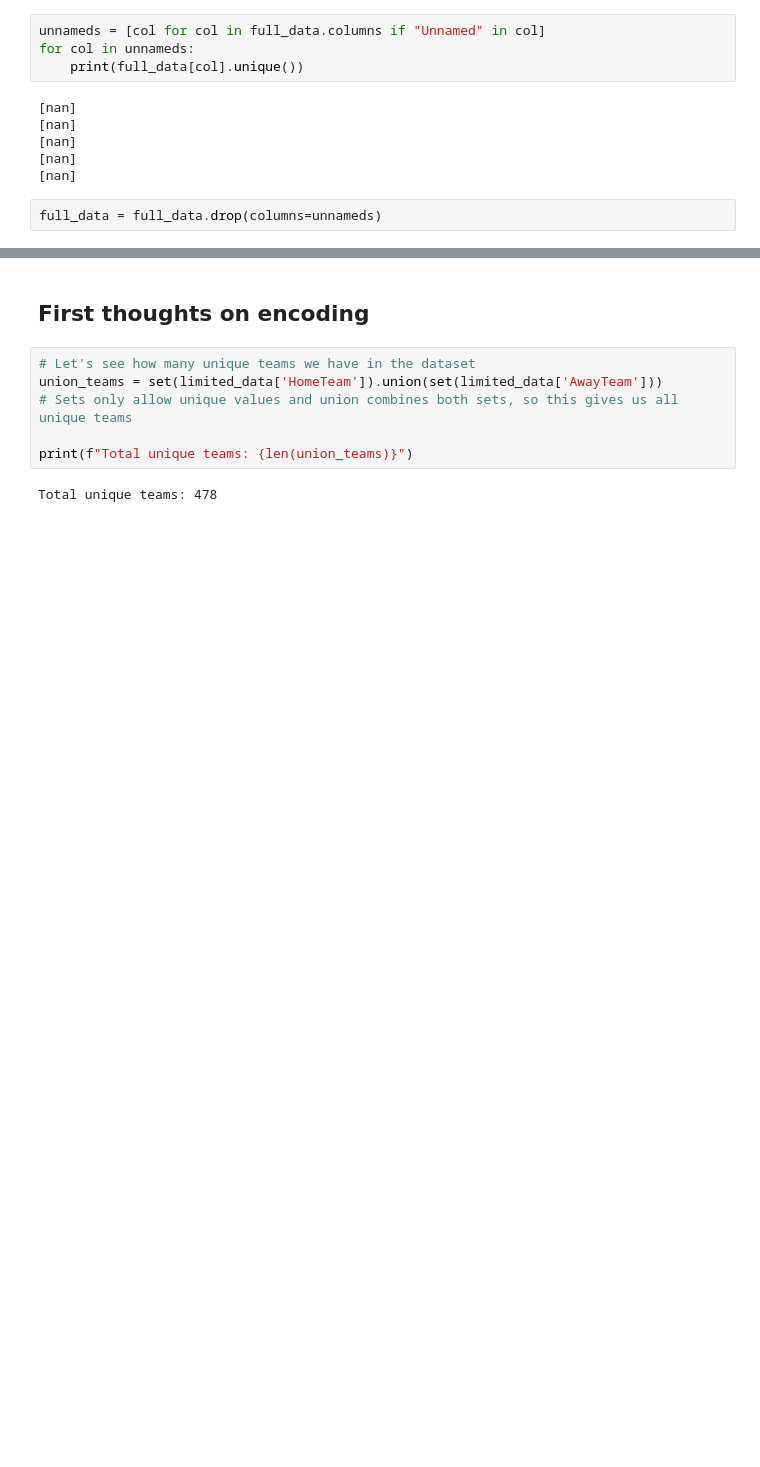
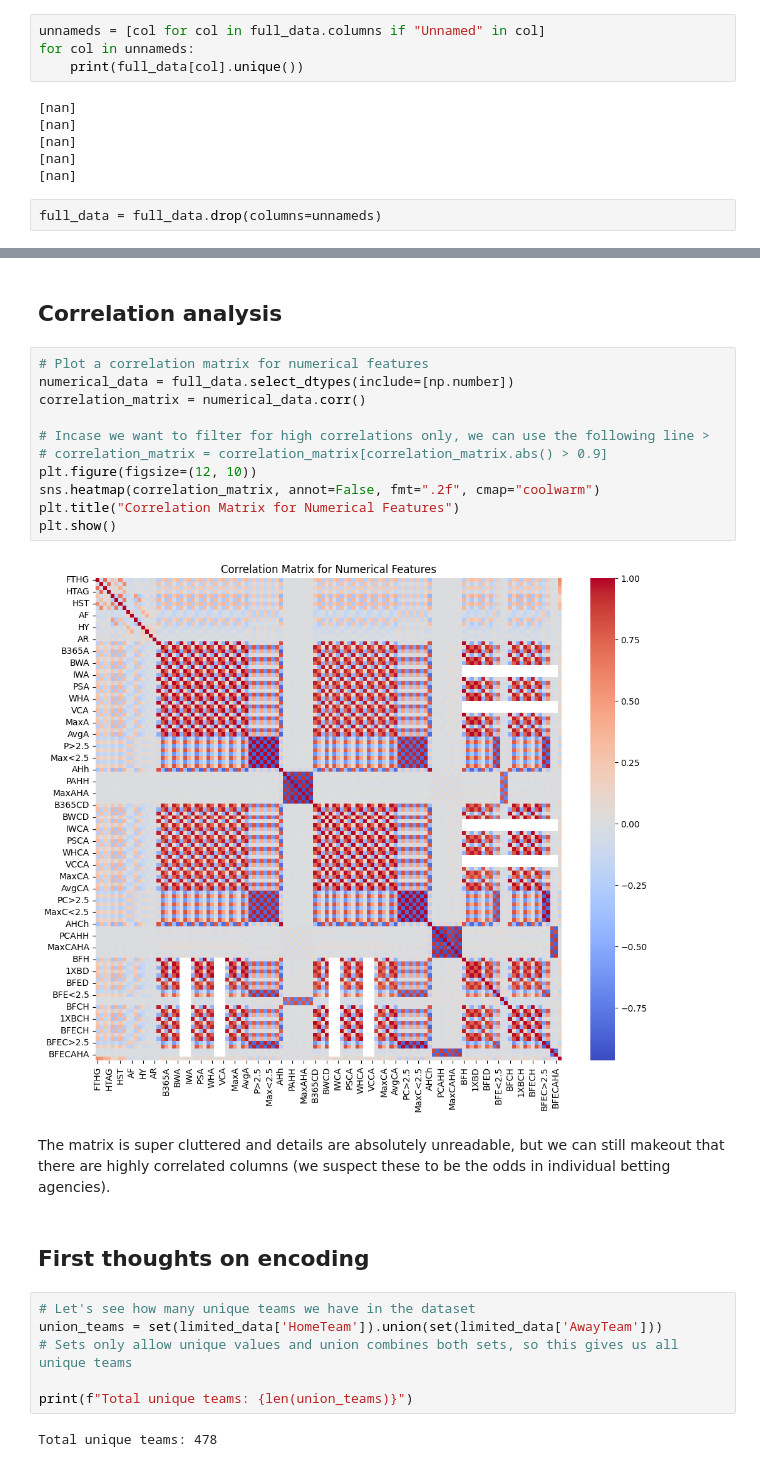
Before and after one commit to otabrzak/ml2-coursework, a Jupyter notebook: coursework_notebook.ipynb, the cells around one changed output, grey strips where cells are left out. Drawn from its saved outputs; the diff is of its cells as text; blank space fills up the shorter version.

```diff
--- a/coursework_notebook.ipynb
+++ b/coursework_notebook.ipynb
@@ -191,3 +223,20 @@ plt.show()
+# %% [markdown]
+## Correlation analysis
+# %%
+# Plot a correlation matrix for numerical features
+numerical_data = full_data.select_dtypes(include=[np.number])
+correlation_matrix = numerical_data.corr()
+
+# Incase we want to filter for high correlations only, we can use the following line >
+# correlation_matrix = correlation_matrix[correlation_matrix.abs() > 0.9]
+plt.figure(figsize=(12, 10))
+sns.heatmap(correlation_matrix, annot=False, fmt=".2f", cmap="coolwarm")
+plt.title("Correlation Matrix for Numerical Features")
+plt.show()
+# %% [output]
+[figure, added]
+# %% [markdown]
+The matrix is super cluttered and details are absolutely unreadable, but we can still makeout that there are highly correlated columns (we suspect these to be the odds in individual betting agencies).
 # %% [markdown]
 ## First thoughts on encoding
 # %%
```
Also changed, not shown: parts of 5 cells of this notebook.
